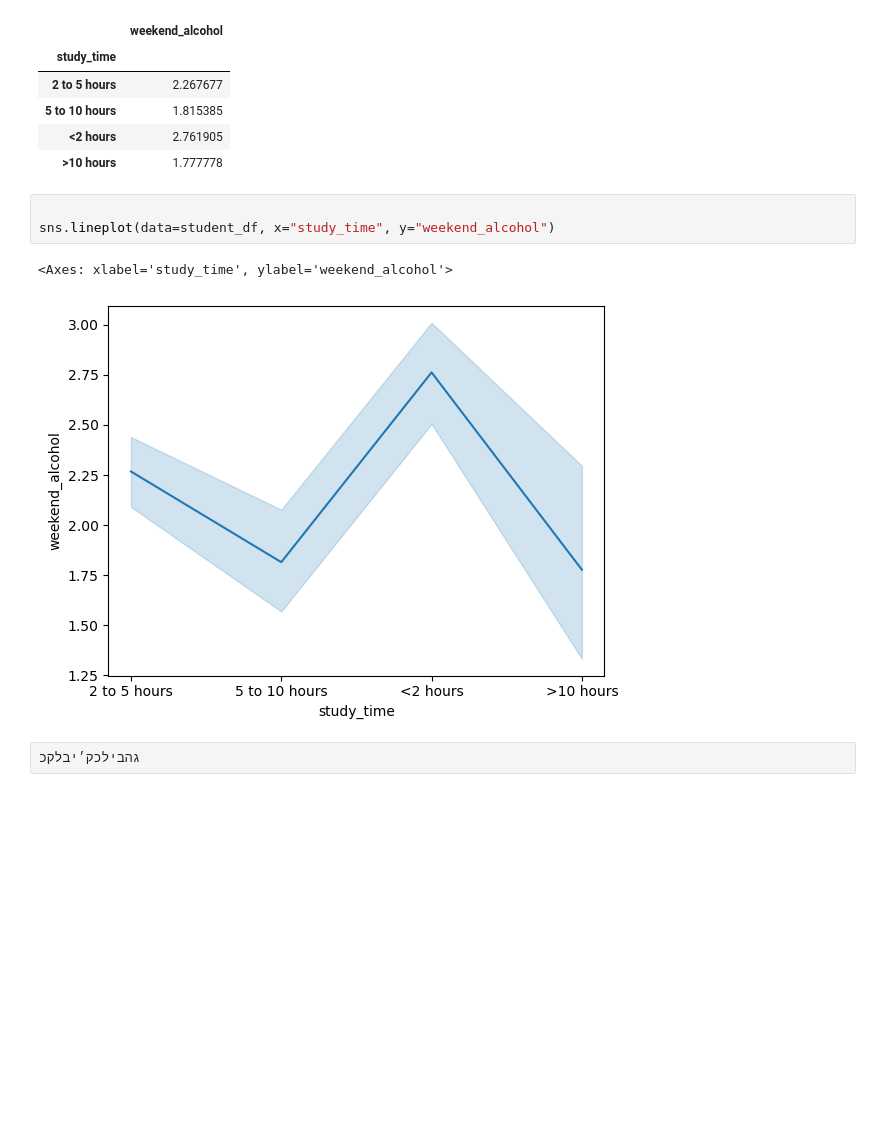
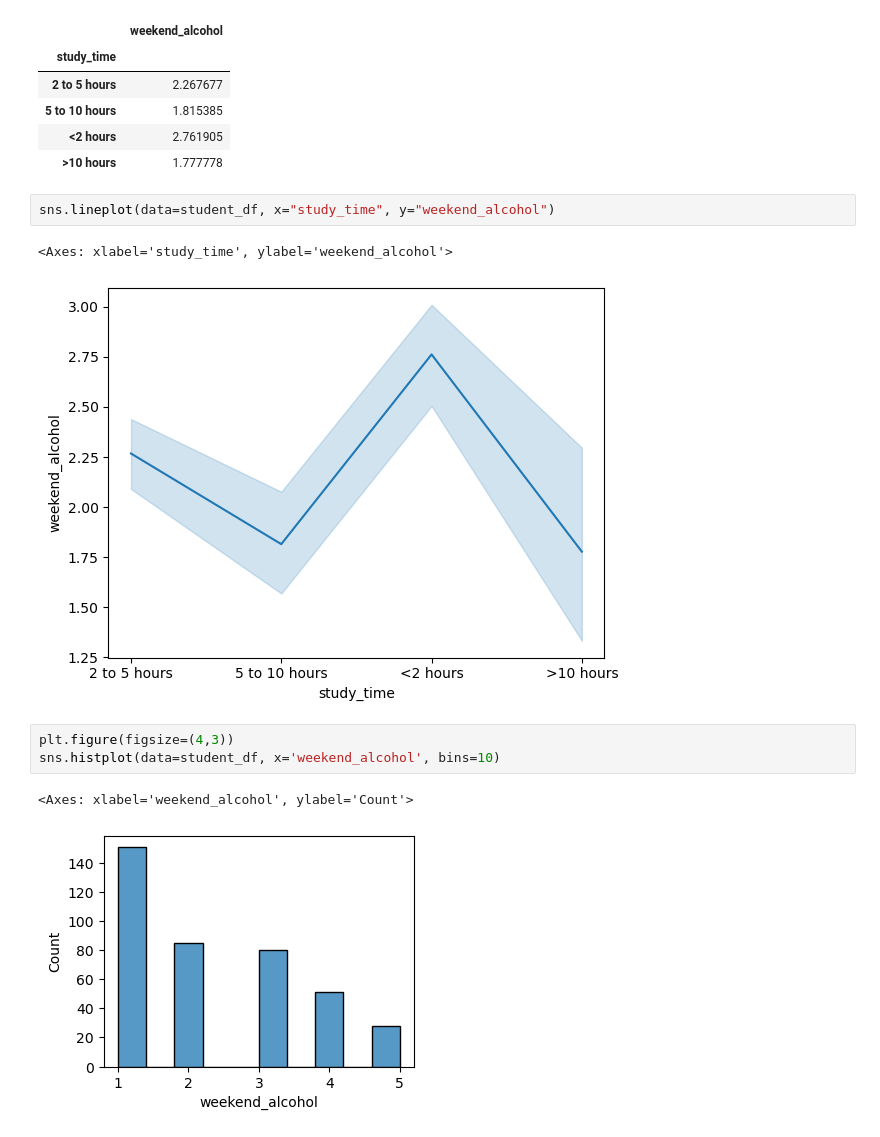
Before and after one commit to SarahDerhy/Project1, a Jupyter notebook: nituahnetoutim.ipynb, the cells around one changed output. Cells and saved outputs as stored; diff of their text form; blank space fills up the shorter version.

```diff
--- a/nituahnetoutim.ipynb
+++ b/nituahnetoutim.ipynb
@@ -154,10 +146,13 @@ grouped
 | <2 hours | 2.761905 |
 | >10 hours | 1.777778 |
 # %%
-
 sns.lineplot(data=student_df, x="study_time", y="weekend_alcohol")
 # %% [output]
 <Axes: xlabel='study_time', ylabel='weekend_alcohol'>
 [figure]
 # %%
-גהבילכק׳יבלקכ
+plt.figure(figsize=(4,3))
+sns.histplot(data=student_df, x='weekend_alcohol', bins=10)
+# %% [output]
+<Axes: xlabel='weekend_alcohol', ylabel='Count'>
+[figure, added]
```
Also changed, not shown: parts of 22 cells of this notebook.
